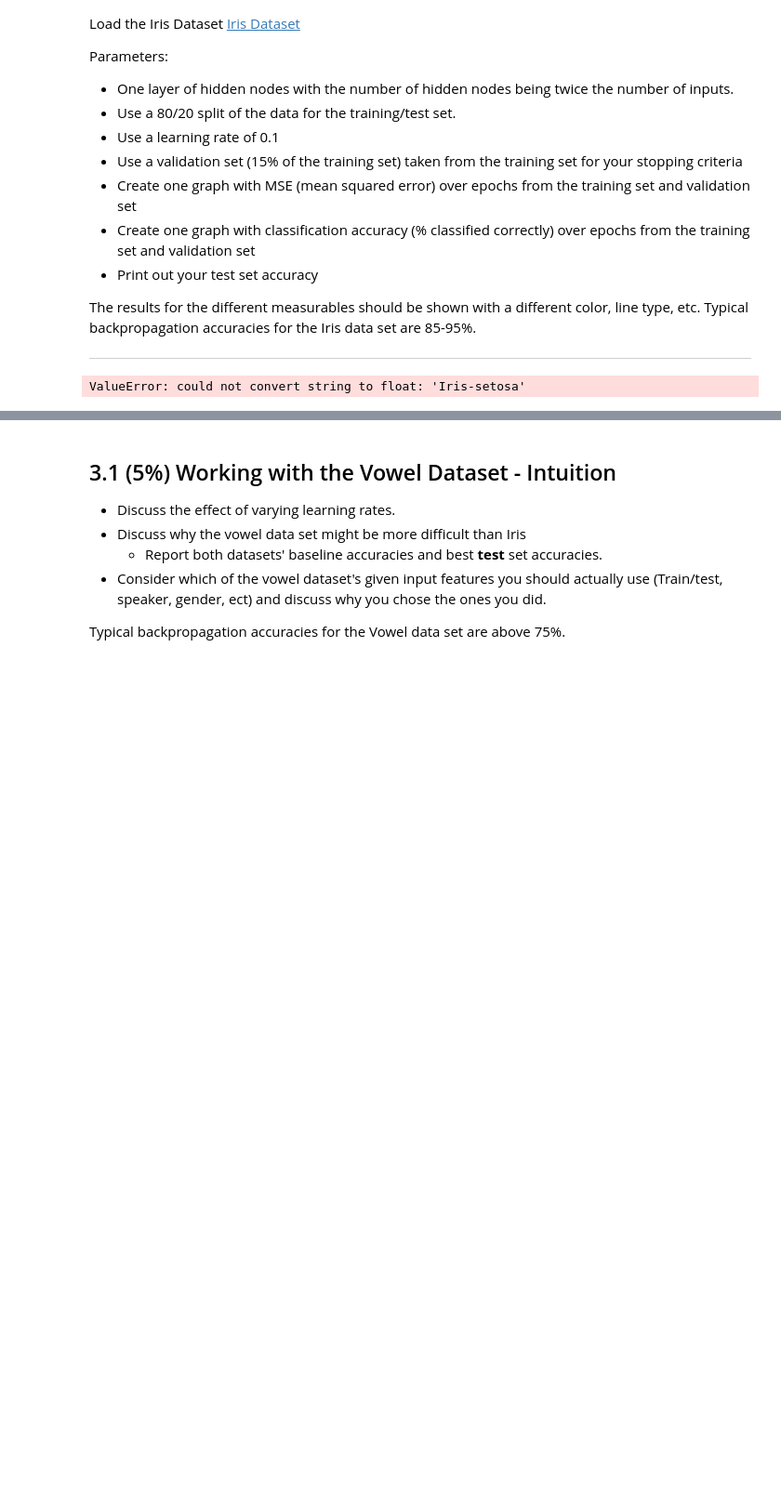
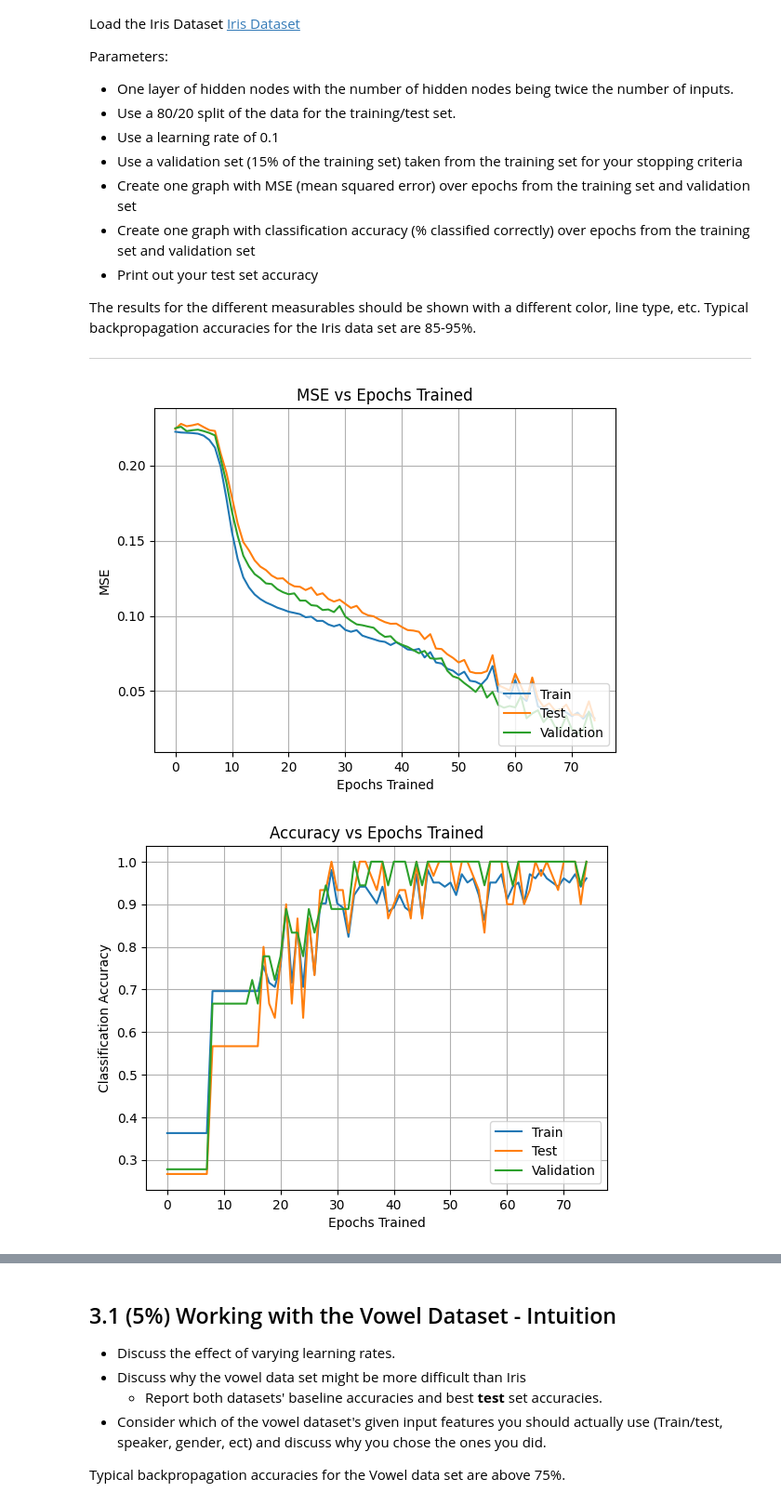
Before and after one commit to maclaurin36/CS472, a Jupyter notebook: old/lab_2_backprop.ipynb, the cells around one changed output, grey strips where cells are left out. Shown at 93% size. Cells and saved outputs as stored; diff of their text form; code cells hidden in the pictures; blank space fills up the shorter version.

```diff
--- a/old/lab_2_backprop.ipynb
+++ b/old/lab_2_backprop.ipynb
@@ -582,14 +594,42 @@ Parameters:
 The results for the different measurables should be shown with a different color, line type, etc. Typical backpropagation accuracies for the Iris data set are 85-95%.
 
 ---
-# %%
-# Iris Classification
-iris_data = load_data(r"https://raw.githubusercontent.com/cs472ta/CS472/master/datasets/iris.arff")
-iris_data = byteStringFunction(iris_data)
-print(iris_data)
-iris_encoder = OneHotEncoder()
-# %% [output]
-ValueError: could not convert string to float: 'Iris-setosa'
+# %%
+# Iris Classification
+iris_data = np.array(load_data(r"https://raw.githubusercontent.com/cs472ta/CS472/master/datasets/iris.arff"))
+iris_y = iris_data[:,-1, None]
+iris_X = iris_data[:,:-1]
+iris_enc = OneHotEncoder()
+iris_y_hot = iris_enc.fit_transform(iris_y).toarray()
+iris_X_train, iris_X_test, iris_y_train, iris_y_test = train_test_split(iris_X, iris_y_hot, test_size=0.2)
+
+# Train on binary debug data
+iris_mlp_binary = MLP(one_hot=True,shuffle=True)
+iris_mlp_binary.fit(iris_X_train, iris_y_train, gaussian=True,get_mses=True,X_test=iris_X_test,y_test=iris_y_test)
+iris_mlp_binary.score(iris_X_test, iris_y_test)
+
+plt.plot(iris_mlp_binary.training_mse_by_epoch, label="Train")
+plt.plot(iris_mlp_binary.testing_mse_by_epoch, label='Test')
+plt.plot(iris_mlp_binary.validation_mse_by_epoch, label='Validation')
+plt.legend(loc="lower right")
+plt.xlabel('Epochs Trained')
+plt.ylabel('MSE')
+plt.title("MSE vs Epochs Trained")
+plt.grid()
+plt.show()
+
+plt.plot(iris_mlp_binary.training_acc_by_epoch, label="Train")
+plt.plot(iris_mlp_binary.testing_acc_by_epoch, label='Test')
+plt.plot(iris_mlp_binary.validation_acc_by_epoch, label='Validation')
+plt.legend(loc="lower right")
+plt.xlabel('Epochs Trained')
+plt.ylabel('Classification Accuracy')
+plt.title("Accuracy vs Epochs Trained")
+plt.grid()
+plt.show()
+# %% [output]
+[figure, added]
+[figure, added]
 # %% [markdown]
 ## 3. (10%) Working with the Vowel Dataset - Learning Rate
 
```
Also changed, not shown: parts of 1 cell of this notebook.
